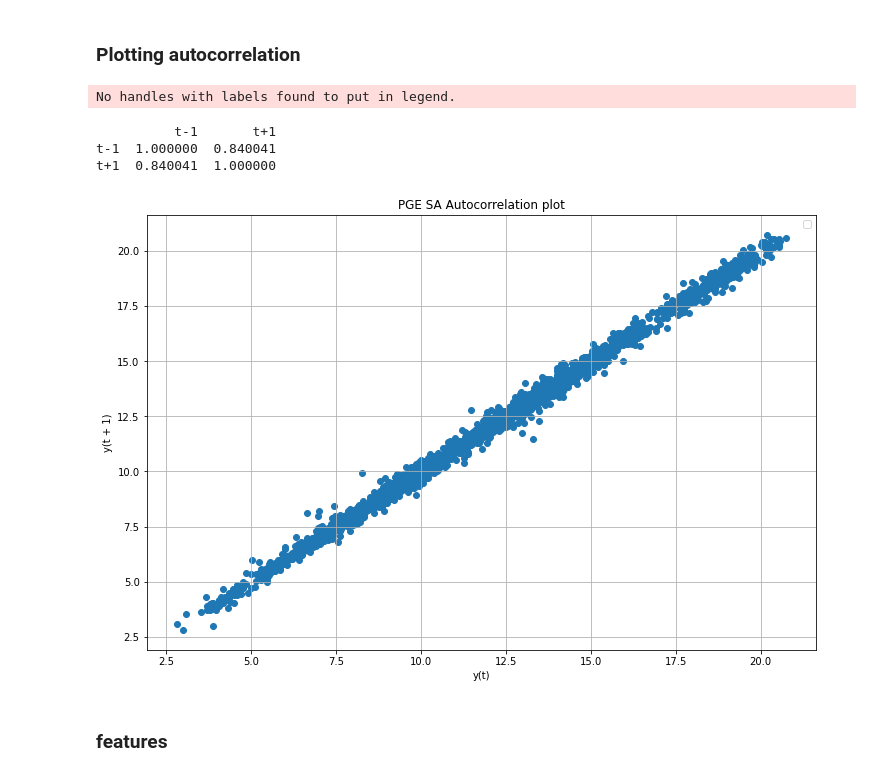
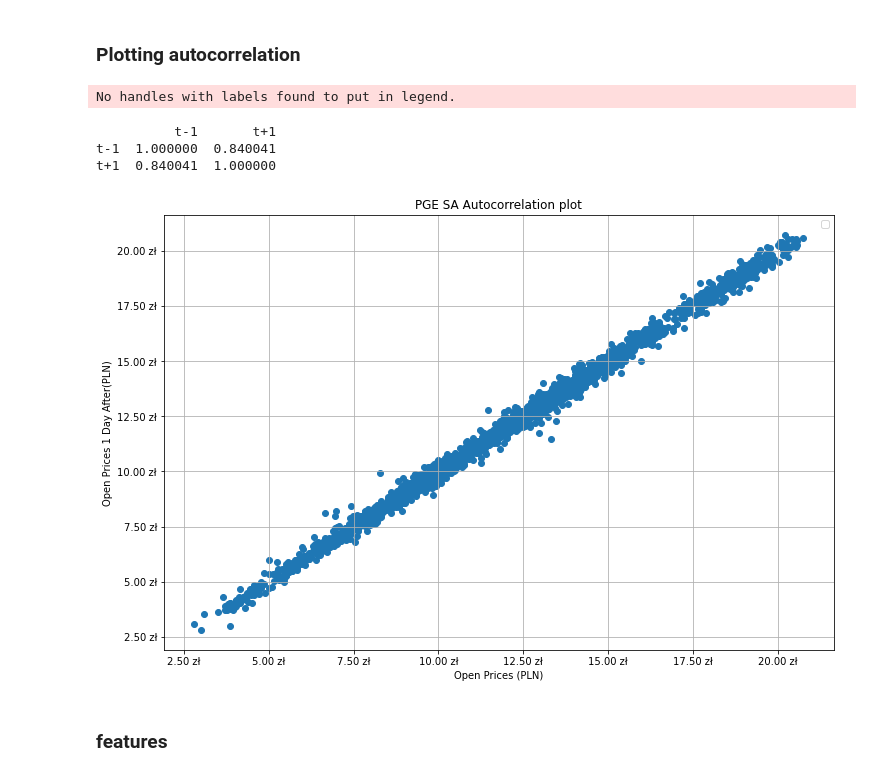
Before and after one commit to WeijiaYin/stock-market, a Jupyter notebook: feature selection.ipynb, the cells around one changed output. Drawn from its saved outputs; the diff is of its cells as text; code cells hidden in the pictures.

```diff
--- a/feature selection.ipynb
+++ b/feature selection.ipynb
@@ -86,24 +110,28 @@ plt.show()
 # %%
 from pandas.plotting import lag_plot
 plt.figure(figsize=(12, 8))
 lag_plot(df['Otwarcie'], lag=1)
+plt.xlabel('Open Prices (PLN)')
+plt.ylabel('Open Prices 1 Day After(PLN)')
+plt.gca().xaxis.set_major_formatter(mticker.FormatStrFormatter('%.2f zł'))
+plt.gca().yaxis.set_major_formatter(mticker.FormatStrFormatter('%.2f zł'))
 plt.title('PGE SA Autocorrelation plot')
 plt.grid(True)
 plt.legend();
 
 from pandas import DataFrame
 from pandas import concat
 values = DataFrame(df['Otwarcie'].values)
 dataframe = concat([values.shift(120), values], axis=1)
 dataframe.columns = ['t-1', 't+1']
 result = dataframe.corr()
 print(result)
 # %% [output]
 No handles with labels found to put in legend.
           t-1       t+1
 t-1  1.000000  0.840041
 t+1  0.840041  1.000000
-[figure, old version]
+[figure, new version]
 # %% [markdown]
 ### features
 # %%
```
Also changed, not shown: parts of 11 cells of this notebook, 5 other files.
